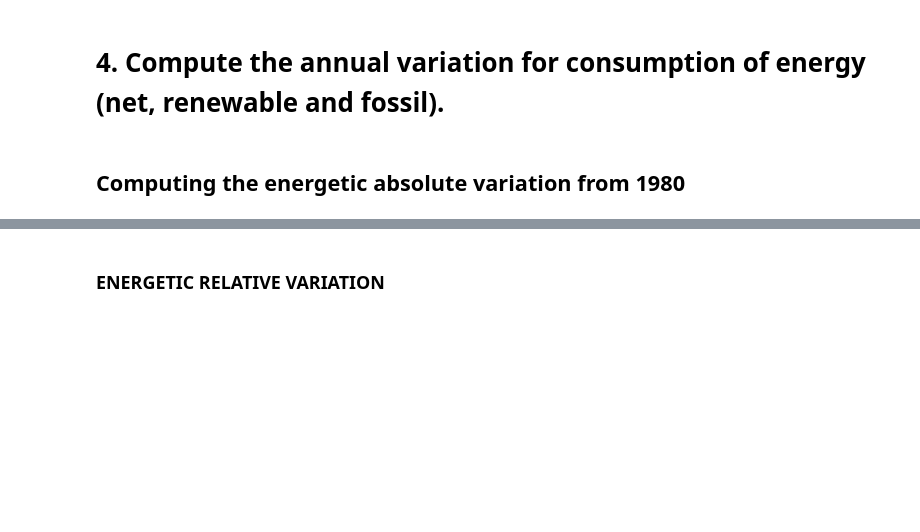
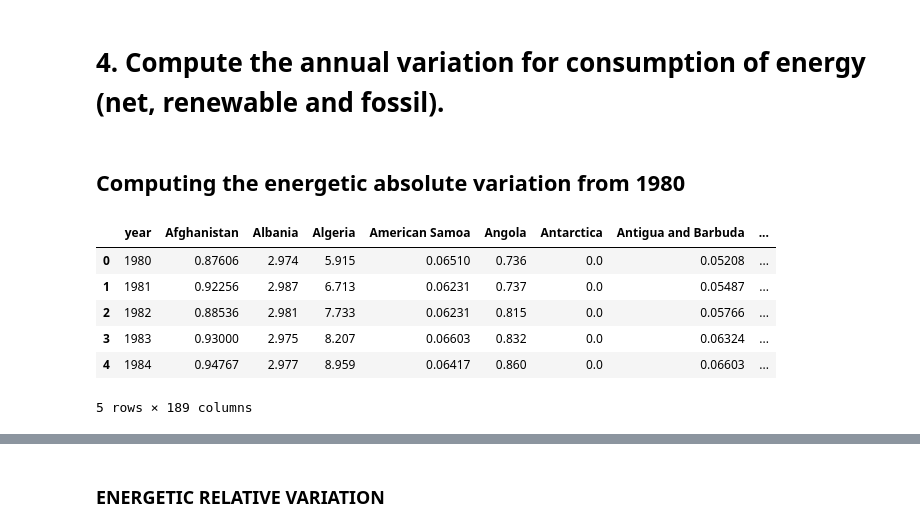
Before and after one commit to rubenmartinezlorente/Project-Week-8-Final-Project, a Jupyter notebook: your-project/2.data_analysis.ipynb, the cells around one changed output, grey strips where cells are left out. Cells and saved outputs as stored; diff of their text form; code cells hidden in the pictures; blank space fills up the shorter version.

```diff
--- a/your-project/2.data_analysis.ipynb
+++ b/your-project/2.data_analysis.ipynb
@@ -132,3 +164,13 @@ def relative_variation(s):
         else:
             rel.append(s.iloc[x+1])
     return pd.Series(rel)
+# %%
+consumption.head()
+# %% [output]
+|  | year | Afghanistan | Albania | Algeria | American Samoa | Angola | Antarctica | Antigua and Barbuda | ... |
+| 0 | 1980 | 0.87606 | 2.974 | 5.915 | 0.06510 | 0.736 | 0.0 | 0.05208 | ... |
+| 1 | 1981 | 0.92256 | 2.987 | 6.713 | 0.06231 | 0.737 | 0.0 | 0.05487 | ... |
+| 2 | 1982 | 0.88536 | 2.981 | 7.733 | 0.06231 | 0.815 | 0.0 | 0.05766 | ... |
+| 3 | 1983 | 0.93000 | 2.975 | 8.207 | 0.06603 | 0.832 | 0.0 | 0.06324 | ... |
+| 4 | 1984 | 0.94767 | 2.977 | 8.959 | 0.06417 | 0.860 | 0.0 | 0.06603 | ... |
+5 rows × 189 columns
```
Also changed, not shown: parts of 14 cells of this notebook, 22 other files.
